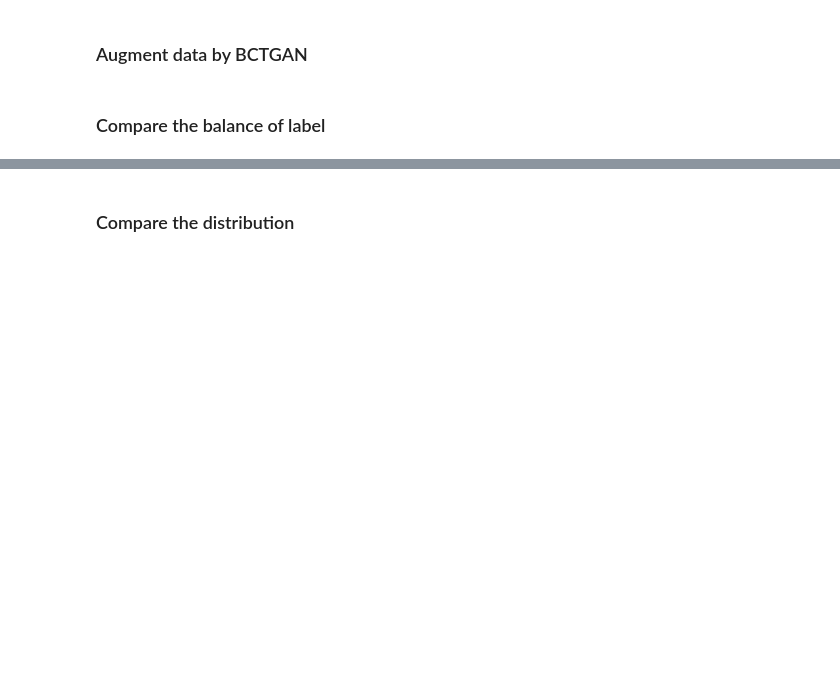
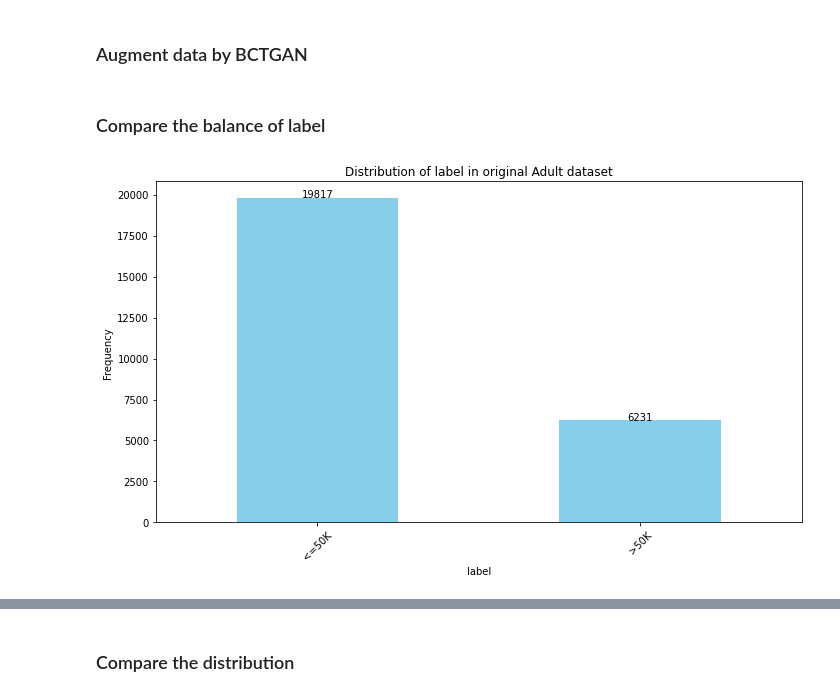
Before and after one commit to Jing-jing-Li/dataset-generation-augmentation, a Jupyter notebook: adult/adult_augmentation.ipynb, the cells around one changed output, grey strips where cells are left out. Drawn from its saved outputs; the diff is of its cells as text; code cells hidden in the pictures; blank space fills up the shorter version.

```diff
--- a/adult/adult_augmentation.ipynb
+++ b/adult/adult_augmentation.ipynb
@@ -4212,15 +4215,17 @@ result_2 = BCTGAN(train, metadata_obj, label, train.shape[0])
 # %%
 value_counts = train[label].value_counts()
 plt.figure(figsize=(10, 6))
 ax = value_counts.plot(kind='bar', color='skyblue')
-plt.title('Distribution of label in original Intrusion dataset')
+plt.title('Distribution of label in original Adult dataset')
 plt.xlabel('label')
 plt.ylabel('Frequency')
 plt.xticks(rotation=45)  # Rotate x-axis labels if needed
 for i, v in enumerate(value_counts):
     ax.text(i, v + 10, str(v), ha='center')
 plt.tight_layout()
 plt.show()
+# %% [output]
+[figure, added]
 # %%
 value_counts = result_1[label].value_counts()
 plt.figure(figsize=(10, 6))
```
Also changed, not shown: parts of 5 cells of this notebook, 6 other files.
